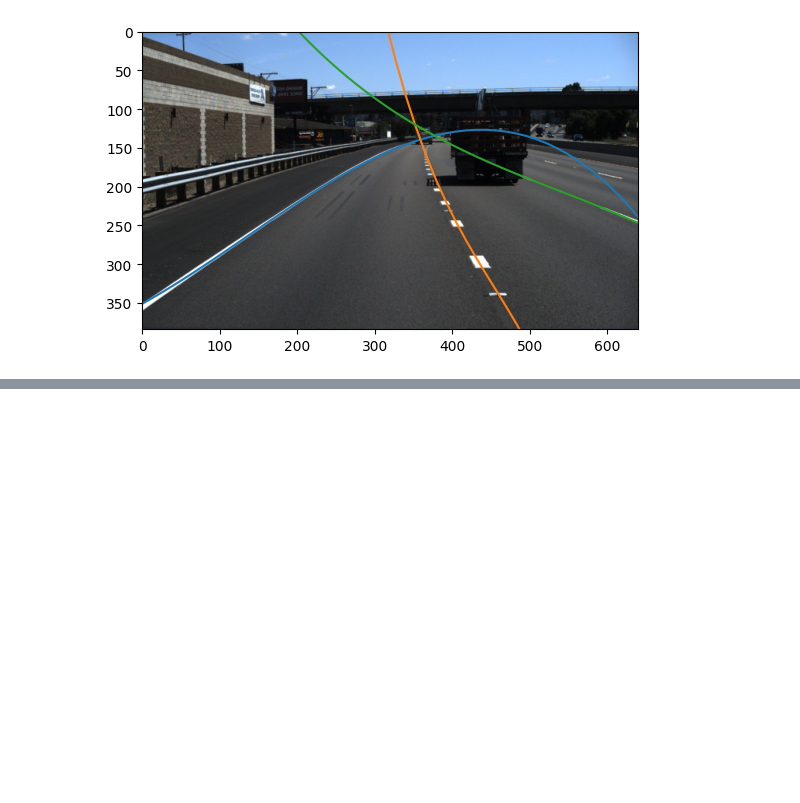
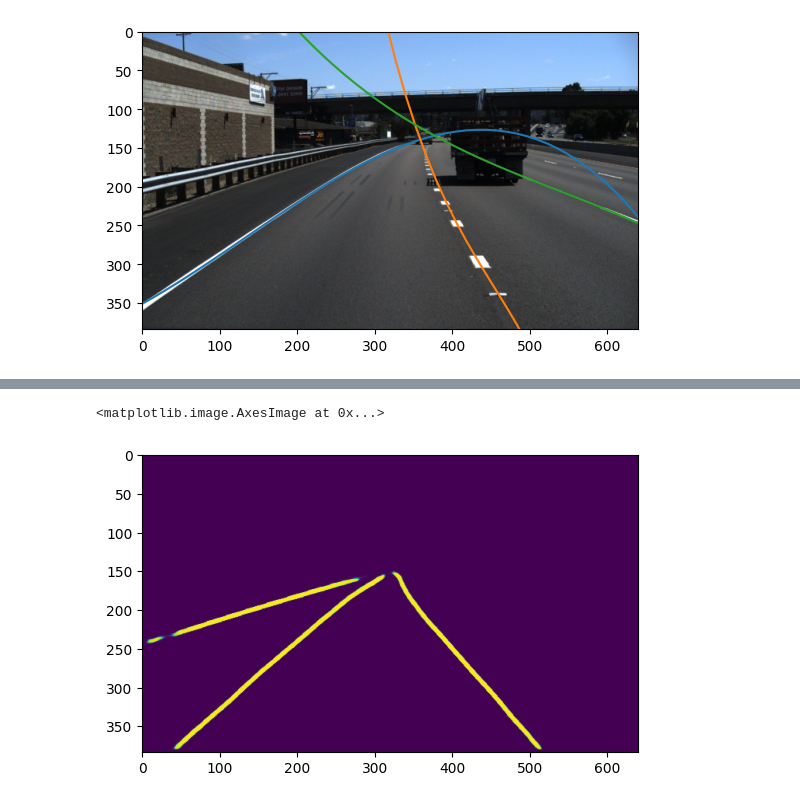
Before and after one commit to bencurley523/LaneDetection, a Jupyter notebook: Notebooks/cnn_lane_det.ipynb, the cells around one changed output, grey strips where cells are left out. Drawn from its saved outputs; the diff is of its cells as text; code cells hidden in the pictures; blank space fills up the shorter version.

```diff
--- a/Notebooks/cnn_lane_det.ipynb
+++ b/Notebooks/cnn_lane_det.ipynb
@@ -416,0 +440,5 @@ plt.imshow(to_show)
+# %%
+plt.imshow(unity_mask[0])
+# %% [output]
+<matplotlib.image.AxesImage at 0x...>
+[figure, added]
```
Also changed, not shown: parts of 11 cells of this notebook, 1 other file.
